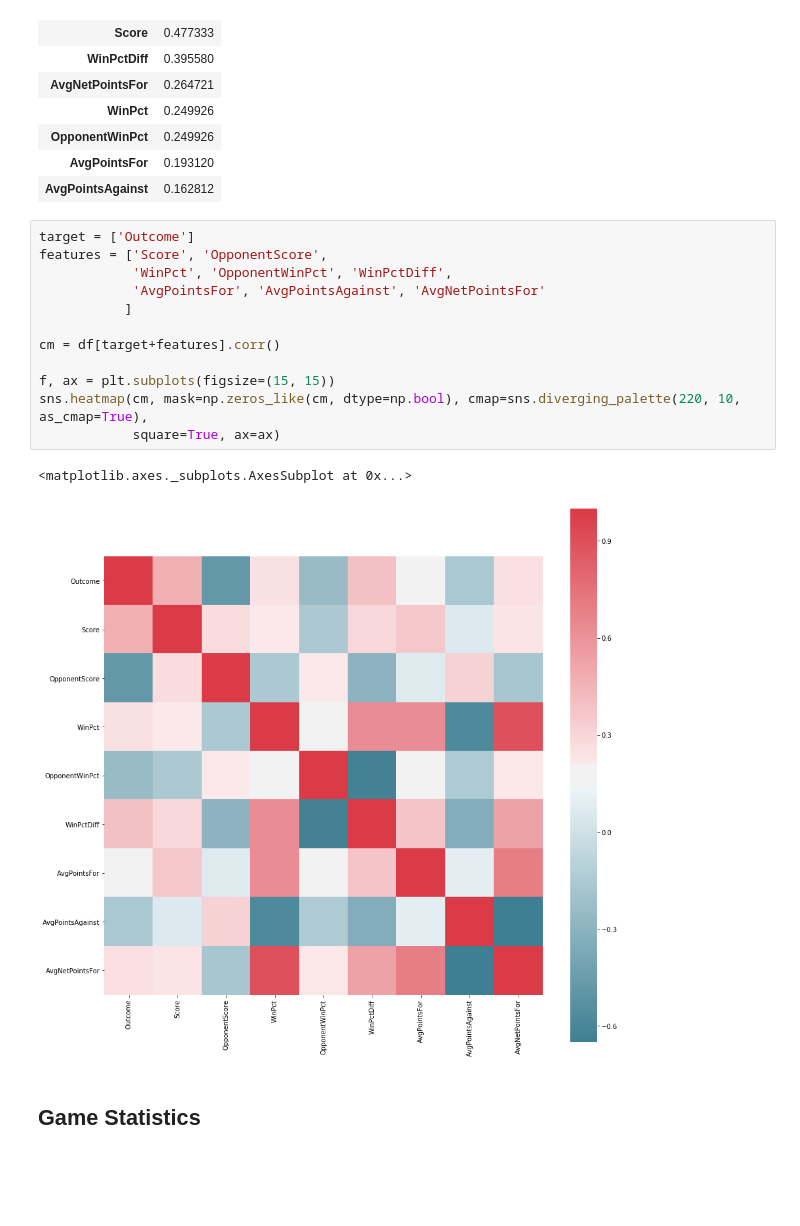
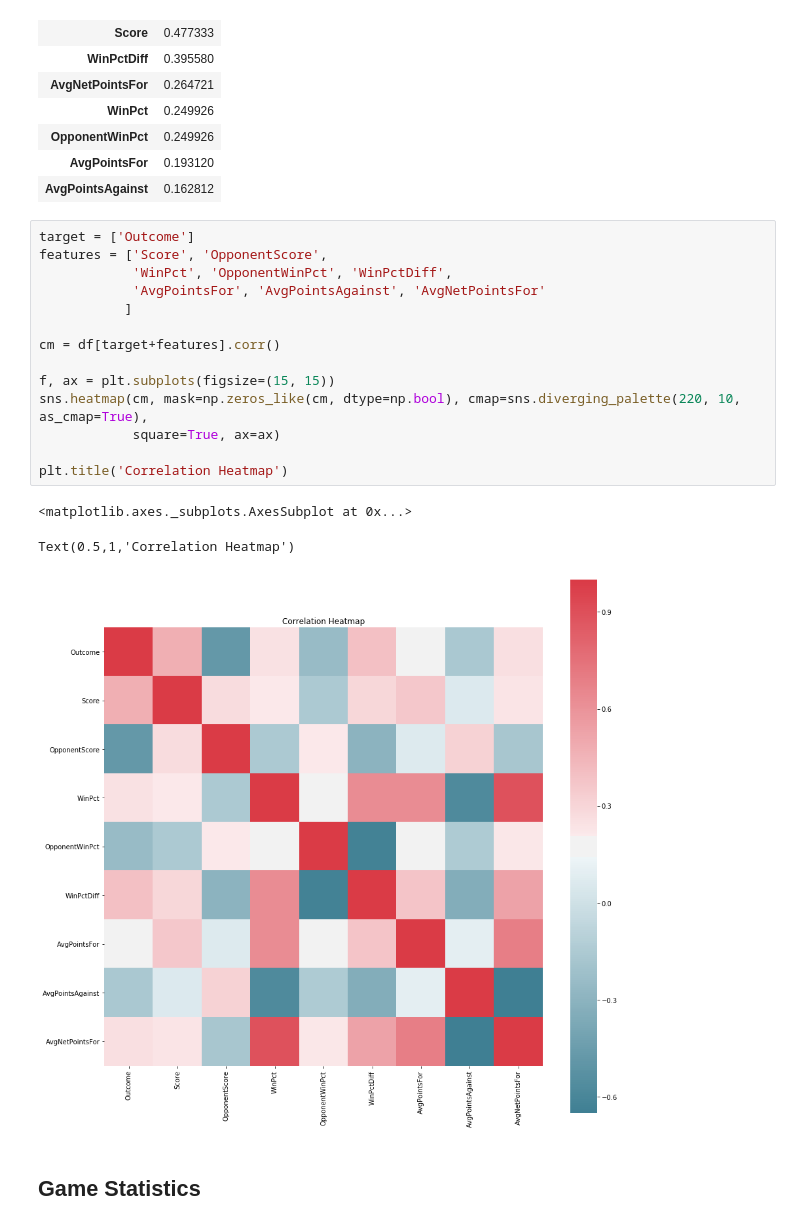
Before and after one commit to elyliu/mids-w207-final_proj-ncaa, a Jupyter notebook: deliverables/00 - EDA.ipynb, the cells around one changed output. Cells and saved outputs as stored; diff of their text form; blank space fills up the shorter version.

```diff
--- a/deliverables/00 - EDA.ipynb
+++ b/deliverables/00 - EDA.ipynb
@@ -154,18 +165,21 @@ cm_pretty
 # %%
 target = ['Outcome']
 features = ['Score', 'OpponentScore',
             'WinPct', 'OpponentWinPct', 'WinPctDiff',
             'AvgPointsFor', 'AvgPointsAgainst', 'AvgNetPointsFor'
            ]
 
 cm = df[target+features].corr()
 
 f, ax = plt.subplots(figsize=(15, 15))
 sns.heatmap(cm, mask=np.zeros_like(cm, dtype=np.bool), cmap=sns.diverging_palette(220, 10, as_cmap=True),
             square=True, ax=ax)
+
+plt.title('Correlation Heatmap')
 # %% [output]
 <matplotlib.axes._subplots.AxesSubplot at 0x...>
+Text(0.5,1,'Correlation Heatmap')
-[figure, old version]
+[figure, new version]
 # %% [markdown]
 ## Game Statistics
 # %% [markdown]
```
Also changed, not shown: parts of 36 cells of this notebook, 1 other file.
